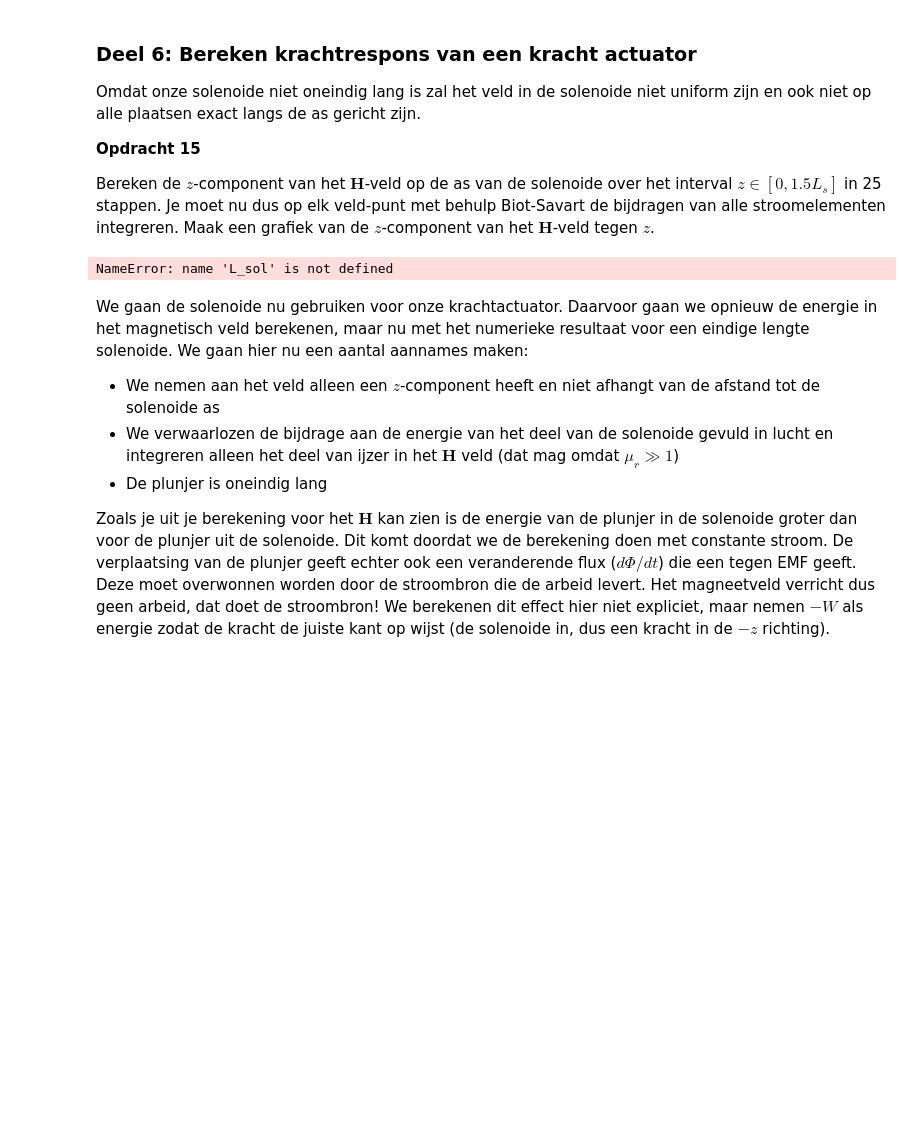
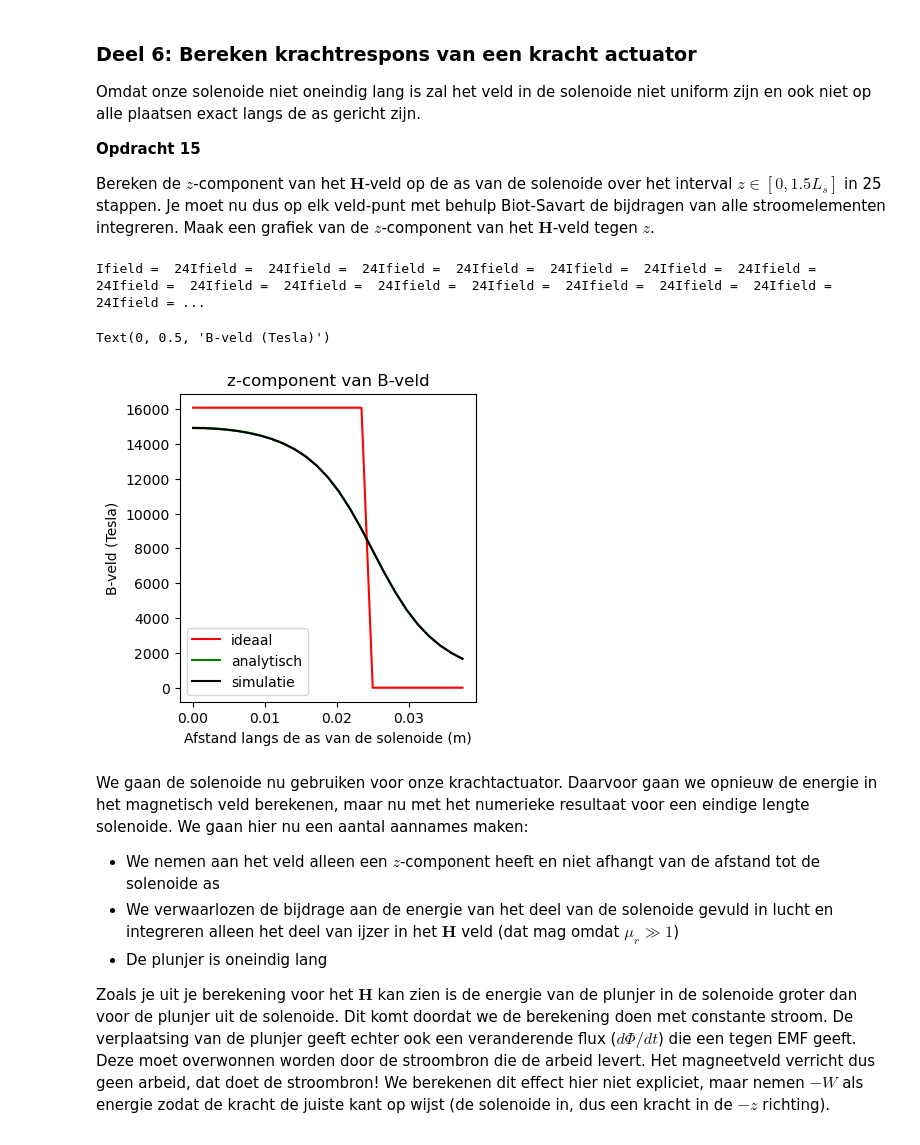
Before and after one commit to wpfPeutz/opdrachten-DEF-D, a Jupyter notebook: DigitaleOntwerpopdrachten/2KrachtactuatorOpdracht/KrachtactuatorOpdracht.ipynb, the cells around one changed output. Drawn from its saved outputs; the diff is of its cells as text; code cells hidden in the pictures; blank space fills up the shorter version.

```diff
--- a/DigitaleOntwerpopdrachten/2KrachtactuatorOpdracht/KrachtactuatorOpdracht.ipynb
+++ b/DigitaleOntwerpopdrachten/2KrachtactuatorOpdracht/KrachtactuatorOpdracht.ipynb
@@ -466,11 +466,13 @@ De functie moet het magneetveld van een lijnelement $d\mathbf{l}$ berekenen. Geb
 
 Bereken met deze functie alle componenten van het magneetveld voor een veldpositie op $x=0.1$ m voor een stroombronelement in de oorsprong met een stroom van 6 A een lengte van $d\mathbf{l}$ gelijk aan $L/64$. Print het analytische en numerieke antwoord naar de command line en controleer dat het magneetveld gelijk is aan $\mathbf{H} =  0.00746 \hat{\mathbf{y}}$ A/m is.
 # %%
+I = 6
+L_draad = 0.1
+
 dl=np.array([0, 0, L_draad/64])
 r_field=np.array([0.1, 0, 0])
 r_source=np.array([0, 0, 0])
-I = 6
-L_draad = 0.1
+
 
 
 def field_current_element(r_field, r_source, dl):
@@ -478,9 +480,12 @@ def field_current_element(r_field, r_source, dl):
     # r_source are coordinates of the current source
     # dl is the vector of the length of the current element
     # Gebruik np.cross om het uitproduct te berekenen
+    r = r_field - r_source
+    r_hat = r / np.linalg.norm(r)
+    dH = (1 / (4 * np.pi)) * I * (np.cross(dl, r_hat)) / (np.sum(r**2))
     return dH
 analytical_answer=(I/4/np.pi)*(L_draad/64)/np.sum((r_field-r_source)**2) # een veld elementje.
 print('The analytical answer is ' + str(analytical_answer) + ' A/m in the y-direction')
 
-print('The numerical answer is is ' + str(field_current_element(r_field, r_source, dl)) + ' A/m')
+print('The numerical answer is ' + str(field_current_element(r_field, r_source, dl)) + ' A/m')
 # %% [output]
@@ -556,35 +638,42 @@ Bereken de $z$-component van het $\mathbf{H}$-veld op de as van de solenoide ove
 # %%
 n_ax=25
 z_ax=np.linspace(0, 1.5*L_sol/2, n_ax)
 H_ax=np.zeros((n_ax,1))
 
 for i_field in range(n_ax):
     print(f"\rIfield =  {i_field}", end="") # Print welk element van het veld nu berekend wordt.
-    # Bepaal de field coordinate
+
+    r_field=np.array([0,0,z_ax[i_field]])
     Hsimulated=np.array([0,0,0], dtype='float64')
+    N = len(points)
     for i_source in np.arange(1, N):
-        # Bepaal dl en r_source en gebruik
+
+        r_source = points[i_source]
+        dl = points[i_source] - points[i_source-1]
         Hsimulated += field_current_element(r_field, r_source, dl)
         print(f"Ifield =  {i_field}", end="")
 
     # selecting the z-component
     H_ax[i_field,0]=Hsimulated[2]
 
-H_veld_ideaal=analytical_answer*np.ones(n_ax)*(1.0*(z_ax < L_sol/2))
+H_veld_ideaal=H_analytisch*np.ones(n_ax)*(1.0*(z_ax < L_sol/2))
 
 # dit is nog een aardige analytische uitdrukking die je kan uitrekenen voor de z-component op de as van een solenoide met eindige lengte
-H_veld_analytisch=(aantal_omwent*I/L_sol/2)*((L_sol/2-z_ax)/np.sqrt((z_ax- L_sol/2)**2 + r_sol**2)+(L_sol/2+z_ax)/np.sqrt((z_ax+ L_sol/2)**2 + r_sol**2))
+H_veld_analytisch=(n_turns*I/L_sol/2)*((L_sol/2-z_ax)/np.sqrt((z_ax- L_sol/2)**2 + r_sol**2)+(L_sol/2+z_ax)/np.sqrt((z_ax+ L_sol/2)**2 + r_sol**2))
 
 plt.figure(figsize=[13,4])
 plt.subplot(131)
 plt.title('z-component van B-veld')
 plt.plot(z_ax, H_veld_ideaal, '-r', label='ideaal')
 plt.plot(z_ax, H_veld_analytisch, '-g', label='analytisch')
 plt.plot(z_ax, H_ax, '-k', label='simulatie')
 plt.xlabel('Afstand langs de as van de solenoide (m)')
+plt.legend()
 plt.ylabel('B-veld (Tesla)')
 # %% [output]
-NameError: name 'L_sol' is not defined
+Ifield =  24Ifield =  24Ifield =  24Ifield =  24Ifield =  24Ifield =  24Ifield =  24Ifield =  24Ifield =  24Ifield =  24Ifield =  24Ifield =  24Ifield =  24Ifield =  24Ifield =  24Ifield =  24Ifield = ...
+Text(0, 0.5, 'B-veld (Tesla)')
+[figure, added]
 # %% [markdown]
 We gaan de solenoide nu gebruiken voor onze krachtactuator. Daarvoor gaan we opnieuw de energie in het magnetisch veld berekenen, maar nu met het numerieke resultaat voor een eindige lengte solenoide. We gaan hier nu een aantal aannames maken:
 * We nemen aan het veld alleen een $z$-component heeft en niet afhangt van de afstand tot de solenoide as
```
Also changed, not shown: parts of 11 cells of this notebook, 1 other file.
